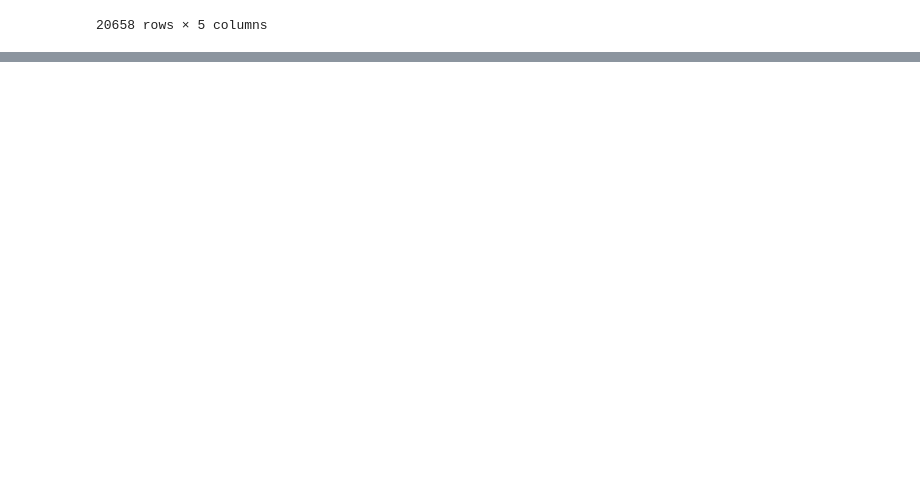
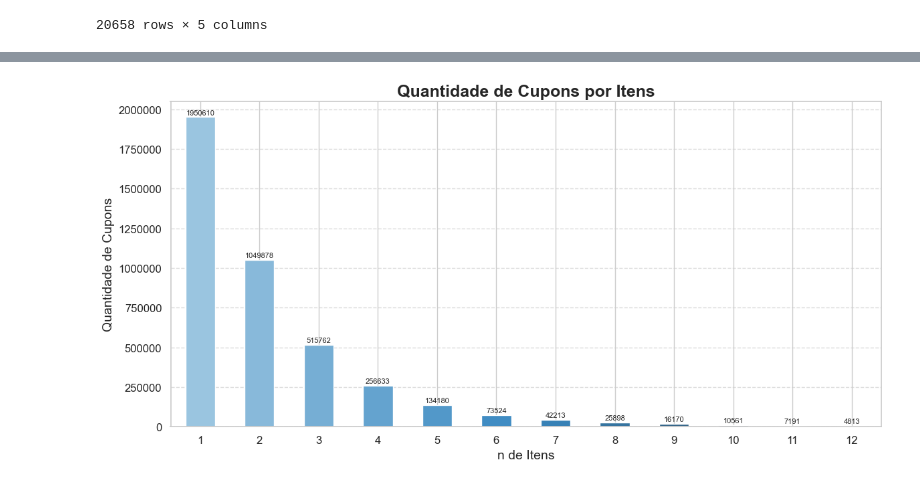
Before and after one commit to cristianomm/PUCRS, a Jupyter notebook: 2024-02/98H15-04 - Projeto em Ciência de Dados III/model_1.ipynb, the cells around one changed output, grey strips where cells are left out. Cells and saved outputs as stored; diff of their text form; code cells hidden in the pictures; blank space fills up the shorter version.

```diff
--- a/2024-02/98H15-04 - Projeto em Ciência de Dados III/model_1.ipynb
+++ b/2024-02/98H15-04 - Projeto em Ciência de Dados III/model_1.ipynb
@@ -447,0 +463,38 @@ rules[r_filter]
+# %%
+sku_coupon_counts = cupom_df[cupom_df['COD_SKU'] <=12].groupby('COD_SKU')['COD_CUPOM_LOJA'].nunique()
+# %%
+
+# Definir o estilo
+sns.set(style="whitegrid")
+
+# Configurar o tamanho da figura
+plt.figure(figsize=(12, 6))
+
+# Criar o gráfico de barras com uma paleta de cores personalizada
+ax = sku_coupon_counts.plot(kind='bar', color=sns.color_palette("Blues_d", len(sku_coupon_counts)))
+
+# Adicionar títulos e rótulos com fontes maiores
+plt.title('Quantidade de Cupons por Itens', fontsize=18, fontweight='bold')
+plt.xlabel('n de Itens', fontsize=14)
+plt.ylabel('Quantidade de Cupons', fontsize=14)
+
+# Rotacionar os rótulos do eixo X se necessário
+plt.xticks(rotation=0, fontsize=12)
+plt.yticks(fontsize=12)
+
+# Adicionar valores no topo de cada barra
+for p in ax.patches:
+    ax.annotate(format(p.get_height(), '.0f'),
+                (p.get_x() + p.get_width() / 2., p.get_height()),
+                ha='center', va='center',
+                xytext=(0, 5),
+                textcoords='offset points',
+                fontsize=8)
+
+# Ajustar o formato dos números no eixo Y
+plt.ticklabel_format(style='plain', axis='y')
+plt.grid(axis='y', linestyle='--', alpha=0.7)
+plt.tight_layout()
+plt.show()
+# %% [output]
+[figure, added]
```
Also changed, not shown: parts of 38 cells of this notebook.
